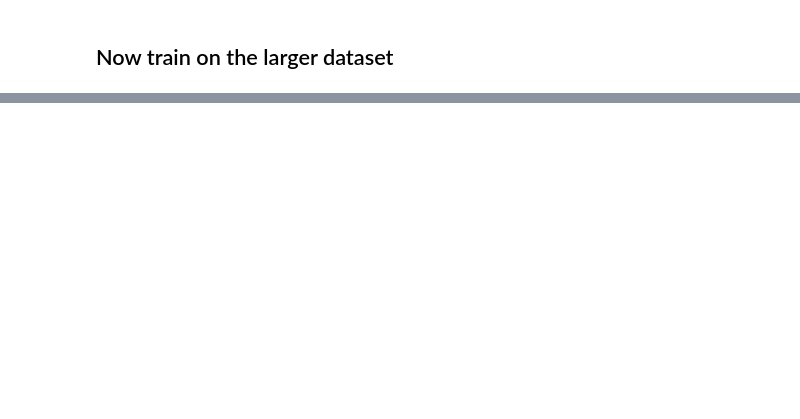
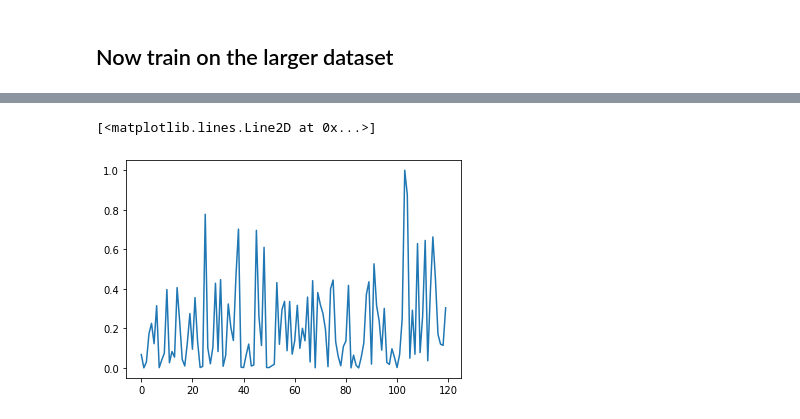
Before and after one commit to neuroailab/RAFT, a Jupyter notebook: notebooks/FirePropagation_db031522.ipynb, the cells around one changed output, grey strips where cells are left out. Drawn from its saved outputs; the diff is of its cells as text; code cells hidden in the pictures; blank space fills up the shorter version.

```diff
--- a/notebooks/FirePropagation_db031522.ipynb
+++ b/notebooks/FirePropagation_db031522.ipynb
@@ -363,0 +279,7 @@ preds, target = val_step(tdw_dataset[ex], mprop_student, test_mode=True, motion_
+# %%
+a = preds[0][0,:,250,400].sigmoid()
+a = a / a.max(0)[0]
+plt.plot(a.detach().cpu().numpy())
+# %% [output]
+[<matplotlib.lines.Line2D at 0x...>]
+[figure, added]
```
Also changed, not shown: parts of 39 cells of this notebook, 3 other files.
